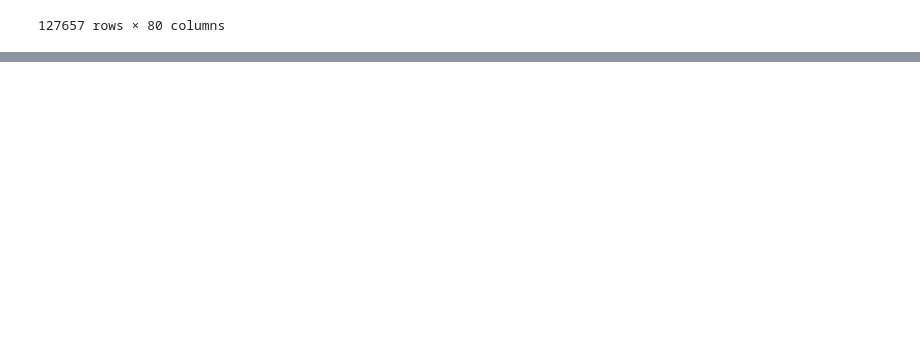
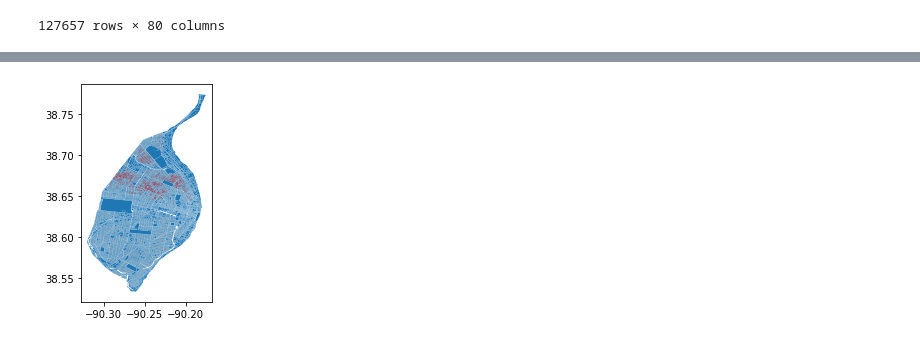
Before and after one commit to fangchenli/stl-lra-analysis, a Jupyter notebook: notebook/eda.ipynb, the cells around one changed output, grey strips where cells are left out. Cells and saved outputs as stored; diff of their text form; code cells hidden in the pictures; blank space fills up the shorter version.

```diff
--- a/notebook/eda.ipynb
+++ b/notebook/eda.ipynb
@@ -77,0 +83,3 @@ shape
+# %%
+vacant_lot['Address'] = vacant_lot['Address'].map(lambda x: x.upper())
+vacant_lot['Address']
@@ -77,0 +99,3 @@ shape
+# %%
+vacant_parcel = parcel[parcel['SITEADDR'].isin(vacant_lot['Address'])]
+vacant_parcel
@@ -77,0 +116,3 @@ shape
+# %%
+vacant_shape = shape[shape['HANDLE'].isin(vacant_parcel['HANDLE'])]
+vacant_shape
@@ -77,0 +133,8 @@ shape
+# %%
+fig, ax = plt.subplots()
+ax.set_aspect('equal')
+shape.plot(ax=ax)
+vacant_shape.plot(ax=ax, color='red')
+plt.show()
+# %% [output]
+[figure, added]
```
Also changed, not shown: parts of 7 cells of this notebook, 1 other file.
